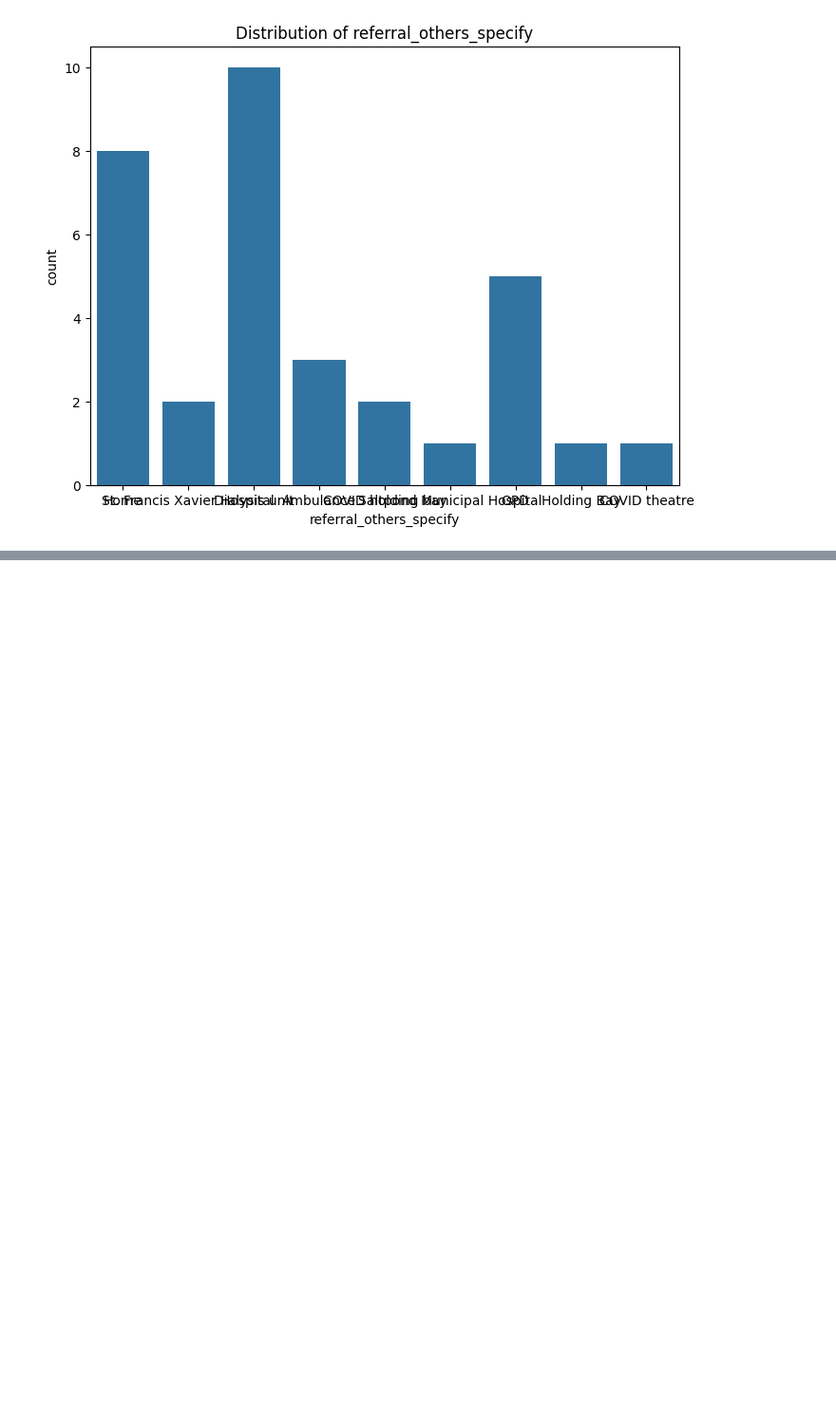
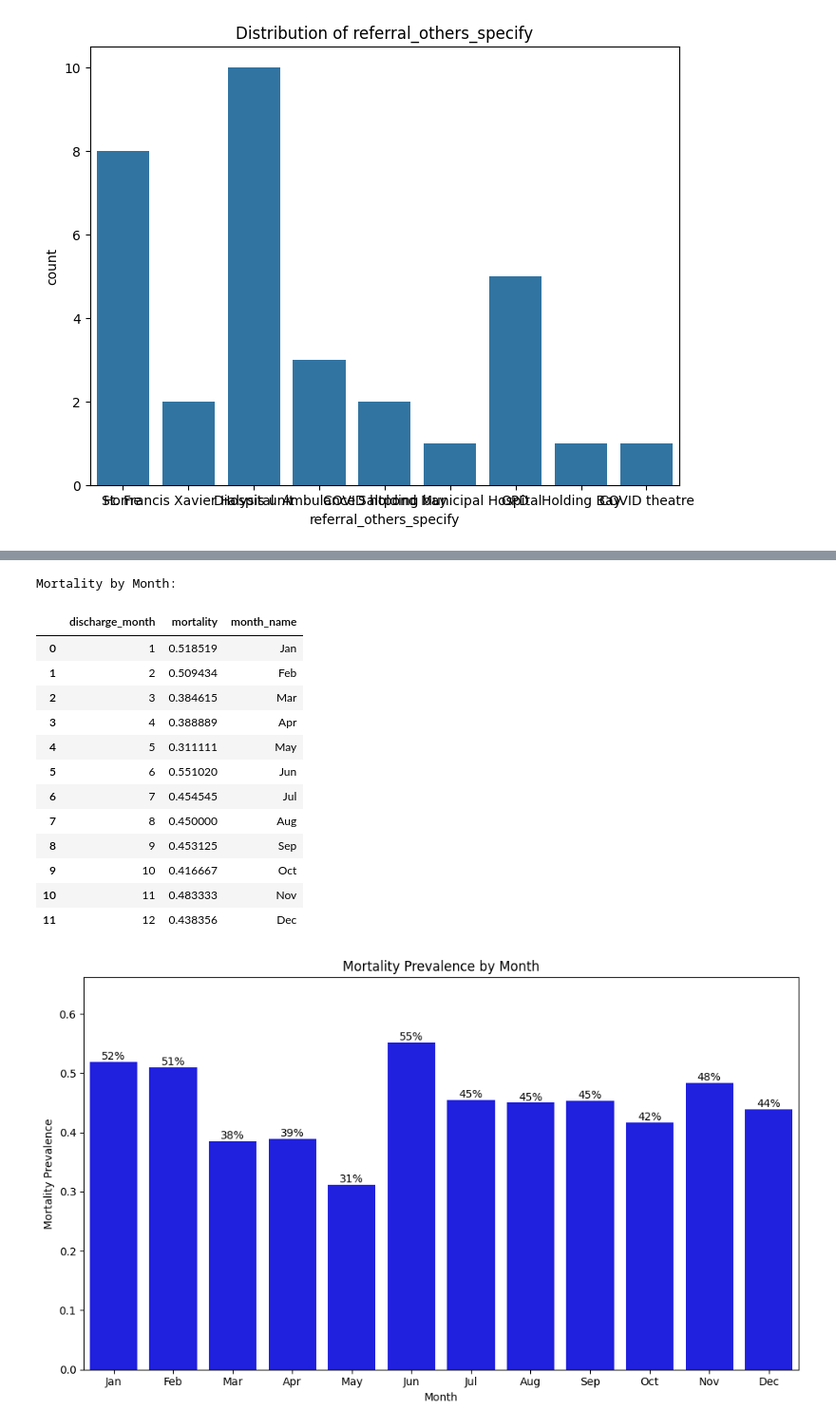
Before and after one commit to KomlaRD/mortality_icu, a Jupyter notebook: notebooks/data_analysis.ipynb, the cells around one changed output, grey strips where cells are left out. Shown at 95% size. Drawn from its saved outputs; the diff is of its cells as text; code cells hidden in the pictures; blank space fills up the shorter version.

```diff
--- a/notebooks/data_analysis.ipynb
+++ b/notebooks/data_analysis.ipynb
@@ -376,29 +502,45 @@ plt.show()
 # %%
 # Calculate mortality rate by month
 mortality_by_month = df.groupby('discharge_month')['mortality'].mean().reset_index()
 
 # Add month names for proper ordering in the plot
 mortality_by_month['month_name'] = pd.to_datetime(mortality_by_month['discharge_month'], format='%m').dt.strftime('%b')
 
 # Define the order of months
 month_order = ['Jan', 'Feb', 'Mar', 'Apr', 'May', 'Jun', 'Jul', 'Aug', 'Sep', 'Oct', 'Nov', 'Dec']
 
 print("\nMortality by Month:")
 display(mortality_by_month)
 
 # Visualize mortality by month
 plt.figure(figsize=(10, 6))
-ax = sns.barplot(data=mortality_by_month, x='month_name', y='mortality', order=month_order, color='skyblue') # Changed to barplot and set color, added order
+ax = sns.barplot(data=mortality_by_month, x='month_name', y='mortality', order=month_order, color='blue') # Changed to barplot and set color, added order
 plt.title('Mortality Prevalence by Month')
 plt.xlabel('Month')
 plt.ylabel('Mortality Prevalence')
 plt.ylim(0, mortality_by_month['mortality'].max() * 1.2) # Adjusted y-axis limit for labels
 plt.tight_layout()
 # Add mortality rate values on each bar
 for p in ax.patches:
     ax.annotate(f"{p.get_height():.0%}", (p.get_x() + p.get_width() / 2., p.get_height()),
                 ha='center', va='center', xytext=(0, 5), textcoords='offset points')
 plt.show()
+# %% [output]
+Mortality by Month:
+|  | discharge_month | mortality | month_name |
+| 0 | 1 | 0.518519 | Jan |
+| 1 | 2 | 0.509434 | Feb |
+| 2 | 3 | 0.384615 | Mar |
+| 3 | 4 | 0.388889 | Apr |
+| 4 | 5 | 0.311111 | May |
+| 5 | 6 | 0.551020 | Jun |
+| 6 | 7 | 0.454545 | Jul |
+| 7 | 8 | 0.450000 | Aug |
+| 8 | 9 | 0.453125 | Sep |
+| 9 | 10 | 0.416667 | Oct |
+| 10 | 11 | 0.483333 | Nov |
+| 11 | 12 | 0.438356 | Dec |
+[figure, added]
 # %%
 # Hypothesis Test 3: Mortality vs. Year (Chi-squared test comparing 2019 and 2023)
 
```
Also changed, not shown: parts of 15 cells of this notebook.
